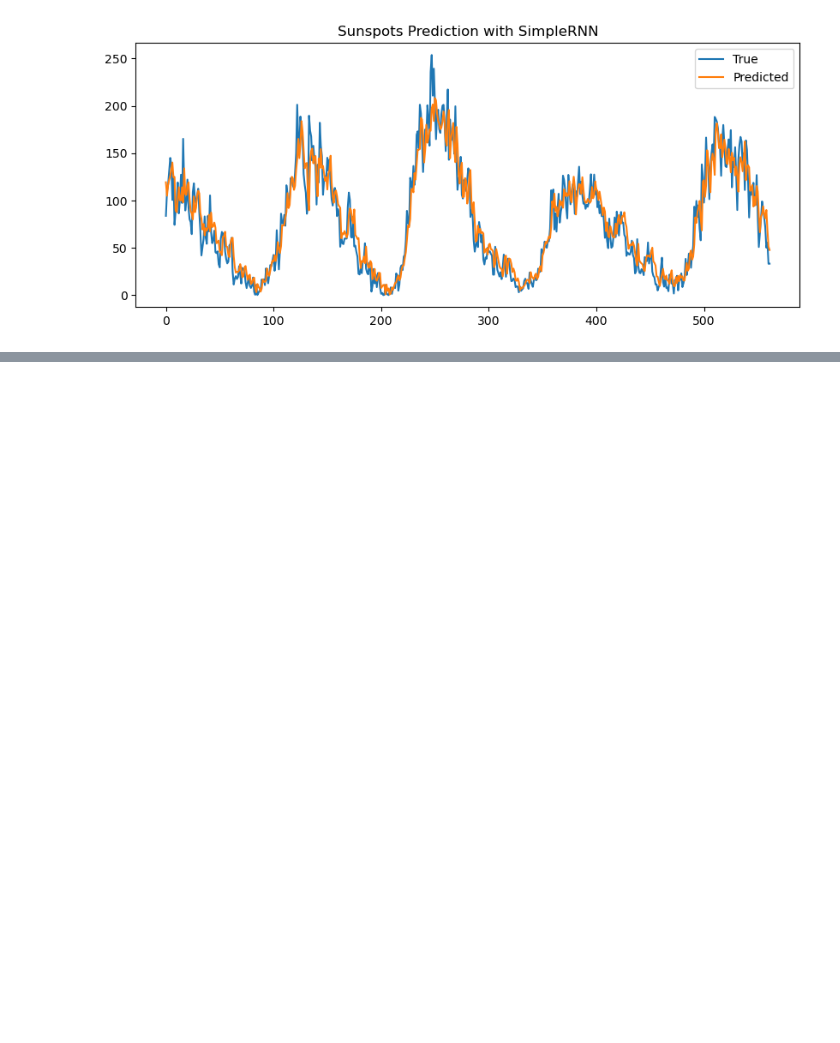
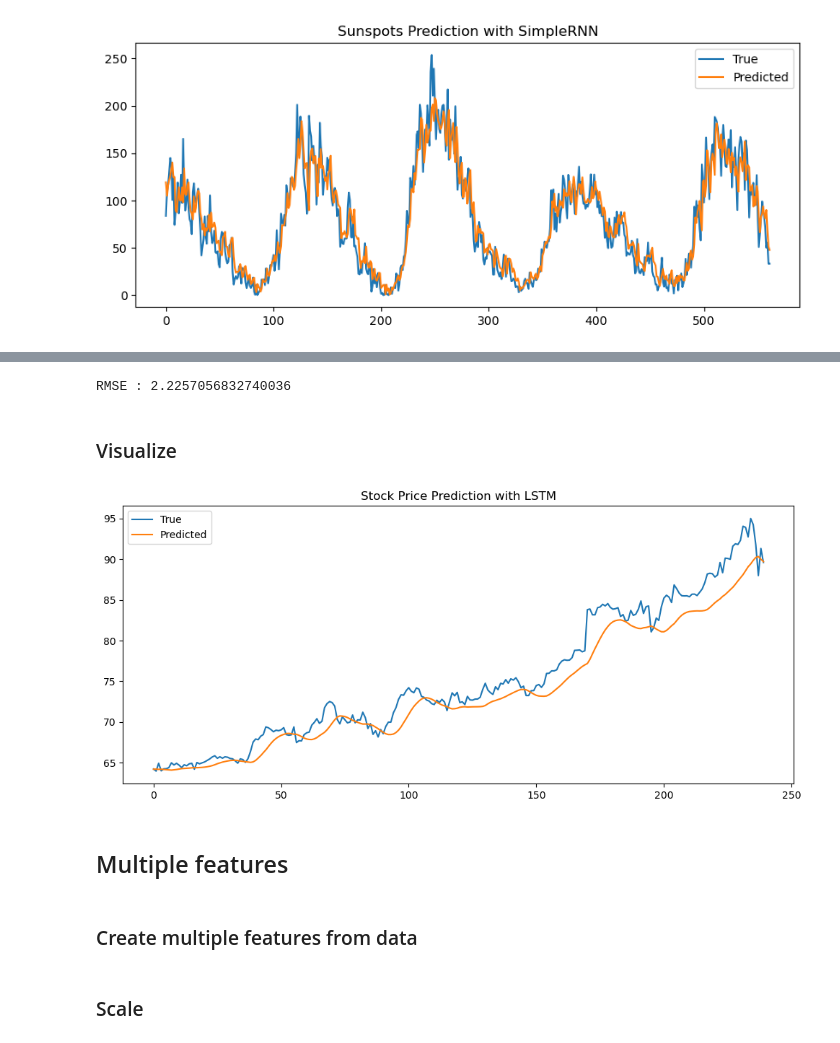
Before and after one commit to Guillaume-melis/Deep_Learning_S1, a Jupyter notebook: Class 5/SimpleRNN.ipynb, the cells around one changed output, grey strips where cells are left out. Saved outputs shown, nothing was run; the diff lists cells and outputs as text; code cells hidden in the pictures; blank space fills up the shorter version.

```diff
--- a/Class 5/SimpleRNN.ipynb
+++ b/Class 5/SimpleRNN.ipynb
@@ -245,0 +292,5 @@ plt.show()
+# %%
+train_size = int(len(X) * 0.8)
+
+X_train, X_test = X[:train_size], X[train_size:]
+y_train, y_test = y[:train_size], y[train_size:]
@@ -245,0 +299,10 @@ plt.show()
+# %%
+model = models.Sequential([
+    layers.LSTM(50, return_sequences=True, input_shape=(lookback, 1)),
+    layers.LSTM(50),
+    layers.Dense(25, activation="relu"),
+    layers.Dense(1)
+])
+
+model.compile(optimizer="adam", loss="mse")
+model.summary()
@@ -245,0 +332,7 @@ plt.show()
+# %%
+history = model.fit(
+    X_train, y_train,
+    validation_split=0.1,
+    epochs=20,
+    batch_size=32
+)
@@ -245,0 +361,5 @@ plt.show()
+# %%
+y_pred = model.predict(X_test)
+
+y_test_real = scaler.inverse_transform(y_test)
+y_pred_real = scaler.inverse_transform(y_pred)
@@ -245,0 +368,20 @@ plt.show()
+# %%
+rmse = np.sqrt(np.mean((y_pred_real - y_test_real)**2))
+print("RMSE :", rmse)
+# %% [output]
+RMSE : 2.2257056832740036
+# %% [markdown]
+### Visualize
+# %%
+plt.figure(figsize=(12,5))
+plt.plot(y_test_real, label="True")
+plt.plot(y_pred_real, label="Predicted")
+plt.legend()
+plt.title("Stock Price Prediction with LSTM")
+plt.show()
+# %% [output]
+[figure, added]
+# %% [markdown]
+## Multiple features
+# %% [markdown]
+### Create multiple features from data
@@ -245,0 +393,2 @@ plt.show()
+# %% [markdown]
+### Scale
```
Also changed, not shown: parts of 36 cells of this notebook.
